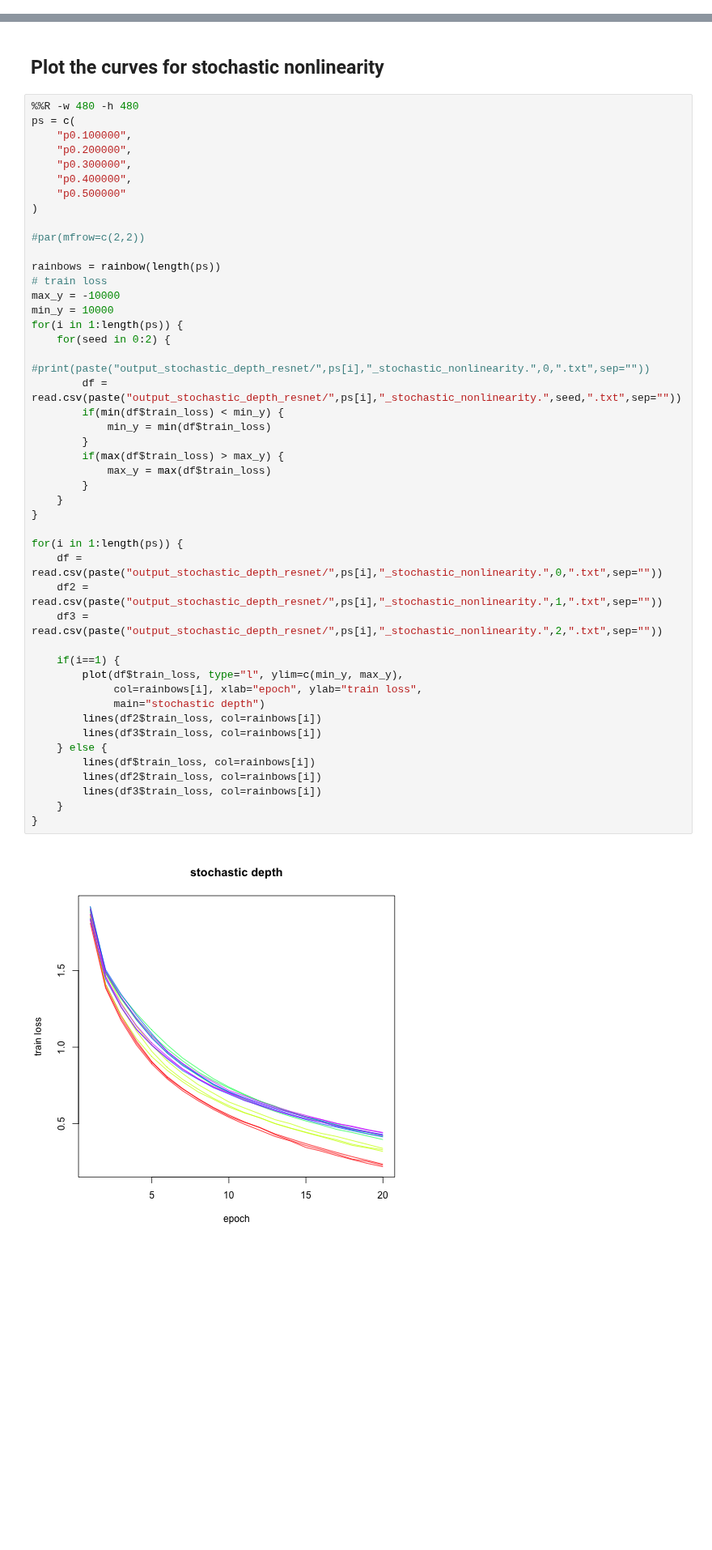
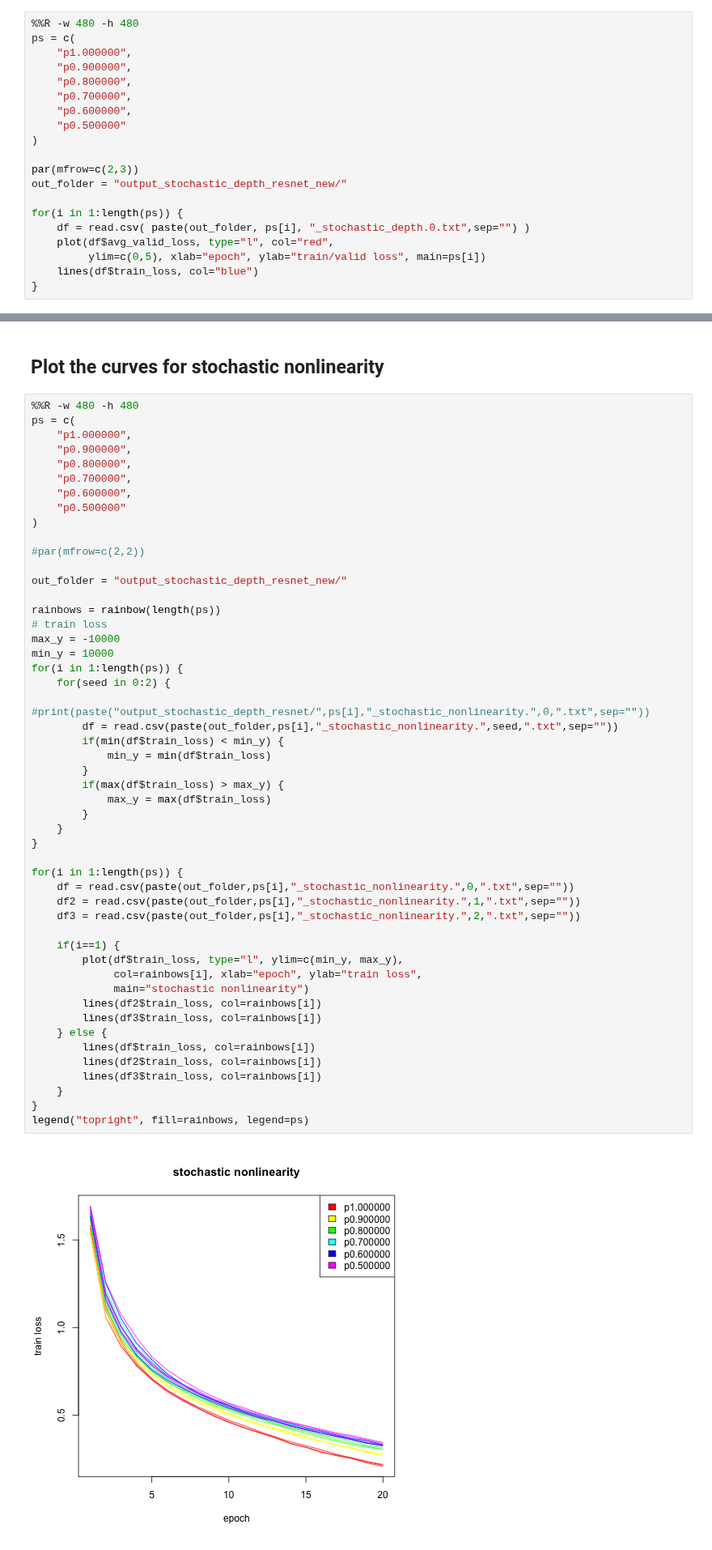
Before and after one commit to christopher-beckham/msc, a Jupyter notebook: experiments/lasagne_additions/stochastic_depth_resnet.ipynb, the cells around one changed output, grey strips where cells are left out. Shown at 81% size. Drawn from its saved outputs; the diff is of its cells as text; blank space fills up the shorter version.

```diff
--- a/experiments/lasagne_additions/stochastic_depth_resnet.ipynb
+++ b/experiments/lasagne_additions/stochastic_depth_resnet.ipynb
@@ -579,0 +653,20 @@ legend("topleft", fill=rainbows, legend=ps)
+# %%
+%%R -w 480 -h 480
+ps = c(
+    "p1.000000",
+    "p0.900000",
+    "p0.800000",
+    "p0.700000",
+    "p0.600000",
+    "p0.500000"
+)
+
+par(mfrow=c(2,3))
+out_folder = "output_stochastic_depth_resnet_new/"
+
+for(i in 1:length(ps)) {
+    df = read.csv( paste(out_folder, ps[i], "_stochastic_depth.0.txt",sep="") )
+    plot(df$avg_valid_loss, type="l", col="red",
+         ylim=c(0,5), xlab="epoch", ylab="train/valid loss", main=ps[i])
+    lines(df$train_loss, col="blue")
+}
@@ -582,51 +677,55 @@ legend("topleft", fill=rainbows, legend=ps)
 # %%
 %%R -w 480 -h 480
 ps = c(
-    "p0.100000",
-    "p0.200000",
-    "p0.300000",
-    "p0.400000",
+    "p1.000000",
+    "p0.900000",
+    "p0.800000",
+    "p0.700000",
+    "p0.600000",
     "p0.500000"
 )
 
 #par(mfrow=c(2,2))
+
+out_folder = "output_stochastic_depth_resnet_new/"
 
 rainbows = rainbow(length(ps))
 # train loss
 max_y = -10000
 min_y = 10000
 for(i in 1:length(ps)) {
     for(seed in 0:2) {
         #print(paste("output_stochastic_depth_resnet/",ps[i],"_stochastic_nonlinearity.",0,".txt",sep=""))
-        df = read.csv(paste("output_stochastic_depth_resnet/",ps[i],"_stochastic_nonlinearity.",seed,".txt",sep=""))
+        df = read.csv(paste(out_folder,ps[i],"_stochastic_nonlinearity.",seed,".txt",sep=""))
         if(min(df$train_loss) < min_y) {
             min_y = min(df$train_loss)
         }
         if(max(df$train_loss) > max_y) {
             max_y = max(df$train_loss)
         }
     }
 }
 
 for(i in 1:length(ps)) {
-    df = read.csv(paste("output_stochastic_depth_resnet/",ps[i],"_stochastic_nonlinearity.",0,".txt",sep=""))
-    df2 = read.csv(paste("output_stochastic_depth_resnet/",ps[i],"_stochastic_nonlinearity.",1,".txt",sep=""))
-    df3 = read.csv(paste("output_stochastic_depth_resnet/",ps[i],"_stochastic_nonlinearity.",2,".txt",sep=""))
+    df = read.csv(paste(out_folder,ps[i],"_stochastic_nonlinearity.",0,".txt",sep=""))
+    df2 = read.csv(paste(out_folder,ps[i],"_stochastic_nonlinearity.",1,".txt",sep=""))
+    df3 = read.csv(paste(out_folder,ps[i],"_stochastic_nonlinearity.",2,".txt",sep=""))
 
     if(i==1) {
         plot(df$train_loss, type="l", ylim=c(min_y, max_y),
              col=rainbows[i], xlab="epoch", ylab="train loss",
-             main="stochastic depth")
+             main="stochastic nonlinearity")
         lines(df2$train_loss, col=rainbows[i])
         lines(df3$train_loss, col=rainbows[i])
     } else {
         lines(df$train_loss, col=rainbows[i])
         lines(df2$train_loss, col=rainbows[i])
         lines(df3$train_loss, col=rainbows[i])
     }
 }
+legend("topright", fill=rainbows, legend=ps)
 # %% [output]
-[figure, old version]
+[figure, new version]
 # %%
 %%R -w 480 -h 480
 ps = c(
```
Also changed, not shown: parts of 14 cells of this notebook, 1 other file.
